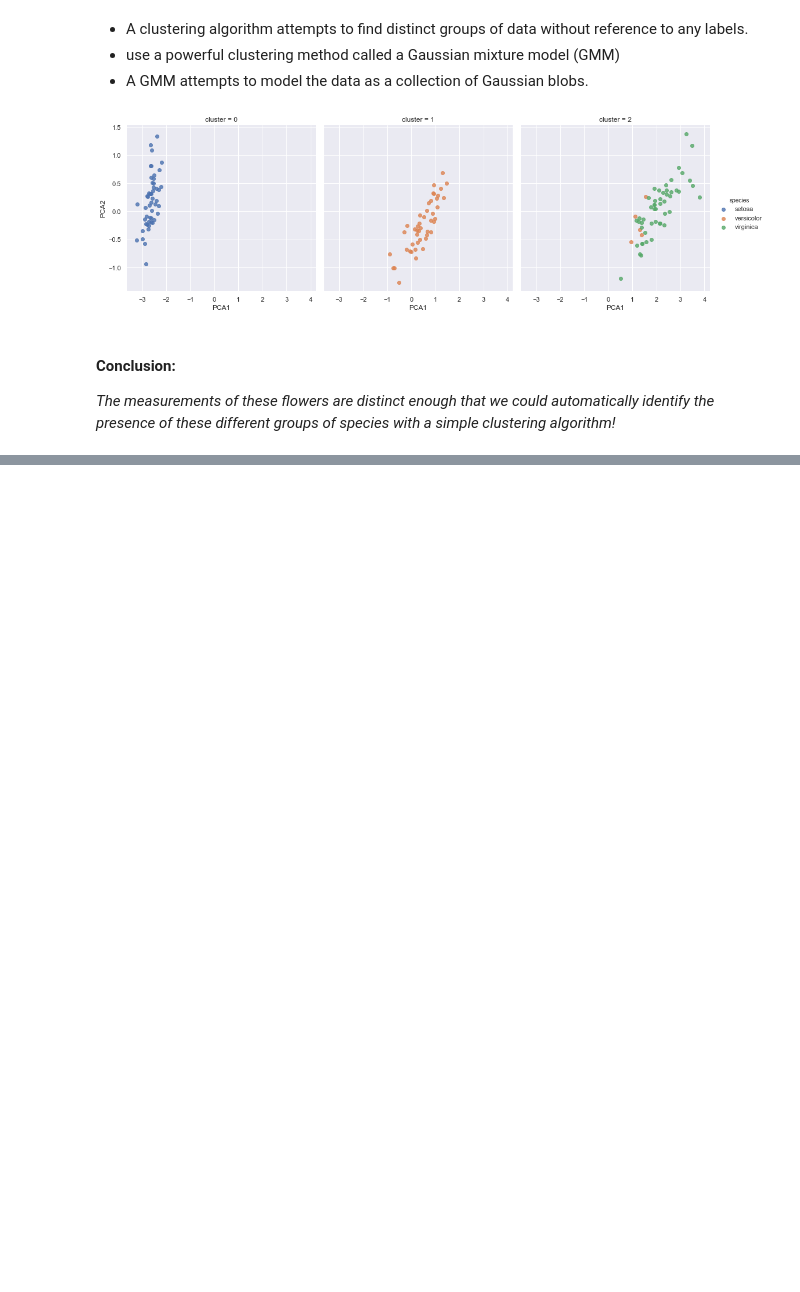
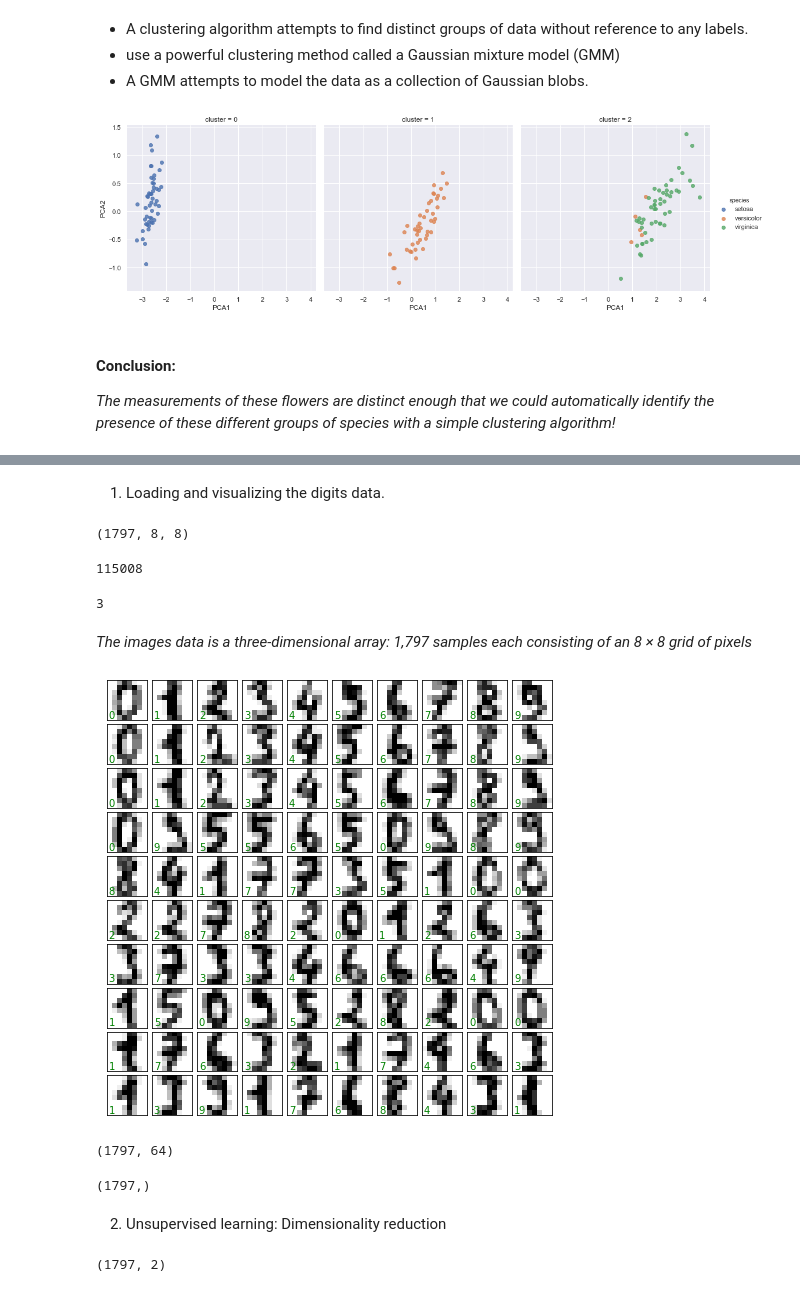
Before and after one commit to Alumasa/data_sci-and-machine_learning, a Jupyter notebook: Machine Learning Intro.ipynb, the cells around one changed output, grey strips where cells are left out. Saved outputs shown, nothing was run; the diff lists cells and outputs as text; code cells hidden in the pictures; blank space fills up the shorter version.

Commit message:
Exploring handwritten digits with ML

```diff
--- a/Machine Learning Intro.ipynb
+++ b/Machine Learning Intro.ipynb
@@ -168,0 +176,50 @@ sns.lmplot("PCA1", "PCA2", data=iris, hue='species',
+# %% [markdown]
+1. Loading and visualizing the digits data.
+# %%
+digits = load_digits()
+digits.images.shape
+# %% [output]
+(1797, 8, 8)
+# %%
+digits.images.size
+# %% [output]
+115008
+# %%
+digits.images.ndim #number of dimensions
+# %% [output]
+3
+# %% [markdown]
+*The images data is a three-dimensional array: 1,797 samples each consisting of an 8 × 8 grid of pixels*
+# %%
+fig, axes = plt.subplots(10, 10, figsize=(8, 8),
+                         subplot_kw={'xticks':[], 'yticks':[]},
+                         gridspec_kw=dict(hspace=0.1, wspace=0.1))
+
+for i, ax in enumerate(axes.flat):
+    ax.imshow(digits.images[i], cmap='binary', interpolation='nearest')
+    ax.text(0.05, 0.05, str(digits.target[i]),
+            transform=ax.transAxes, color='green')
+# %% [output]
+[figure, added]
+# %%
+X = digits.data
+X.shape #1797 samples and 64 features
+# %% [output]
+(1797, 64)
+# %%
+y = digits.target
+y.shape
+# %% [output]
+(1797,)
+# %% [markdown]
+2. Unsupervised learning: Dimensionality reduction
+# %%
+#we'll reduce the dimensions to 2, using an unsupervised method
+#64 dimensions are too high to visualize
+#we'll make use of a manifold learning algorithm called Isomap
+iso = Isomap(n_components=2)
+iso.fit(digits.data)
+data_projected = iso.transform(digits.data)
+data_projected.shape
+# %% [output]
+(1797, 2)
```
Also changed, not shown: parts of 12 cells of this notebook.
